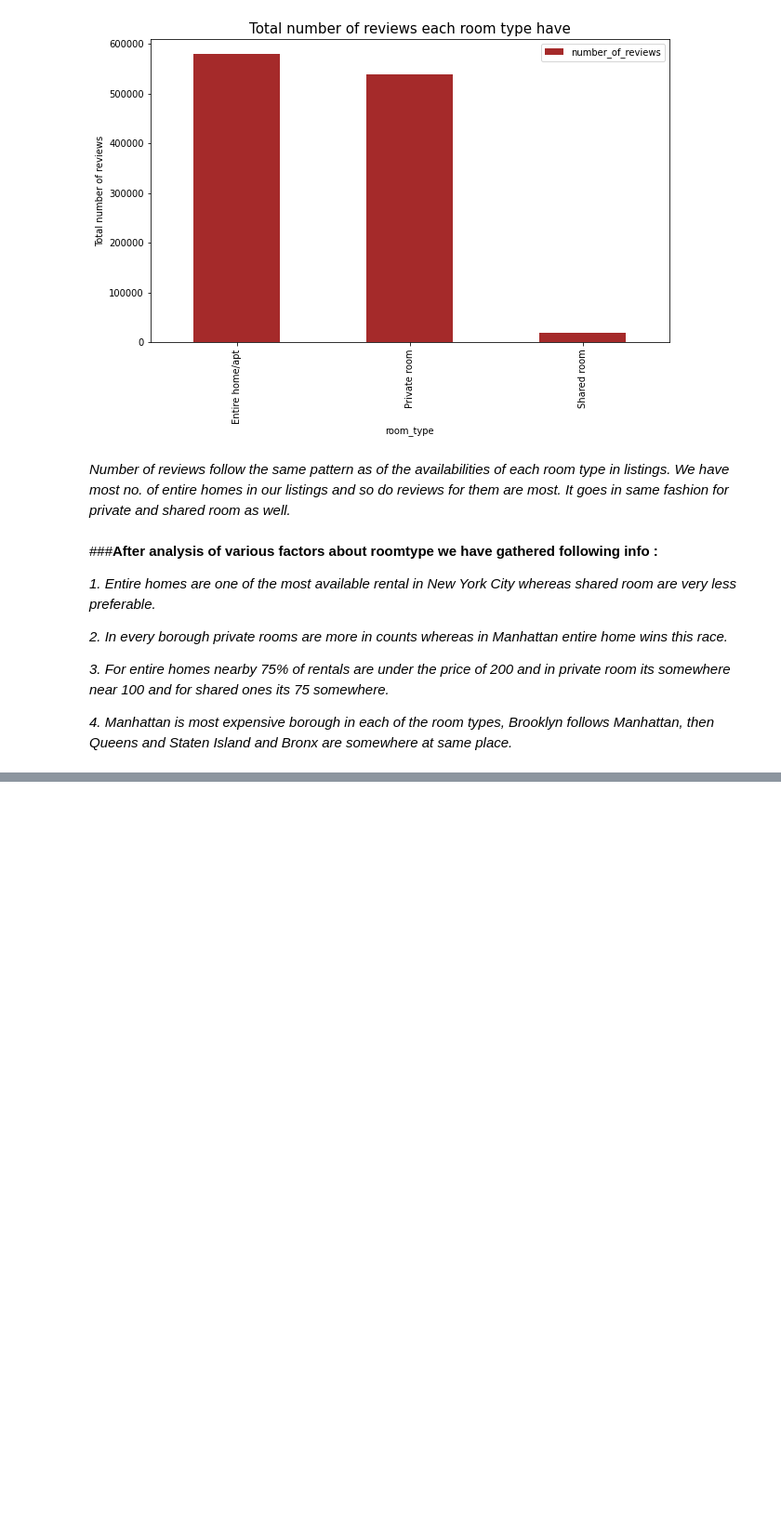
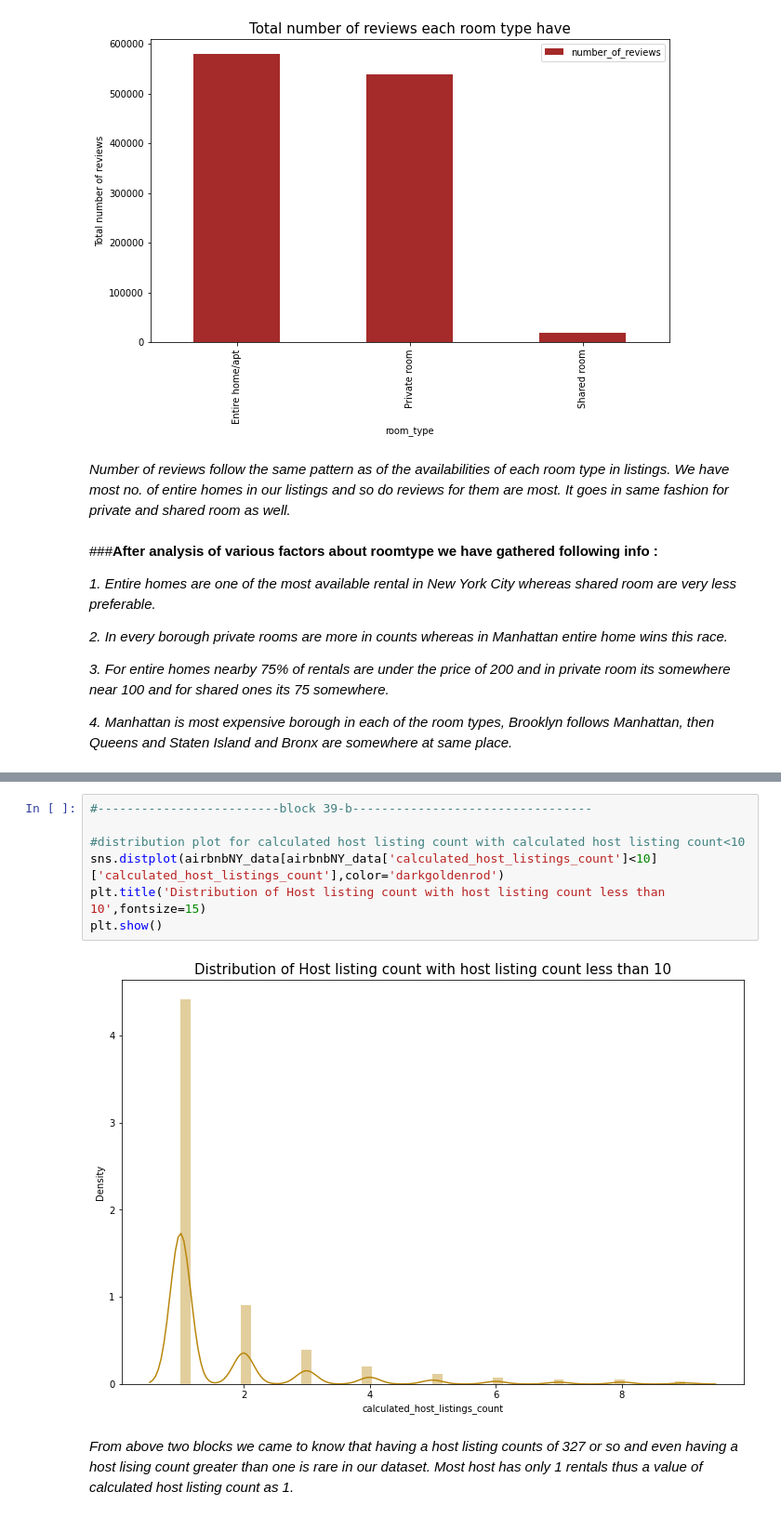
Before and after one commit to gupta4327/AirbnbNYC_2019_Analysis-1, a Jupyter notebook: Airbnb_Bookings_Analysis.ipynb, the cells around one changed output, grey strips where cells are left out. Shown: that part at 93% size. Saved outputs shown, nothing was run; the diff lists cells and outputs as text; blank space fills up the shorter version.

```diff
--- a/Airbnb_Bookings_Analysis.ipynb
+++ b/Airbnb_Bookings_Analysis.ipynb
@@ -738,0 +819,11 @@ plt.show()
+# %%
+#-------------------------block 39-b---------------------------------
+
+#distribution plot for calculated host listing count with calculated host listing count<10
+sns.distplot(airbnbNY_data[airbnbNY_data['calculated_host_listings_count']<10]['calculated_host_listings_count'],color='darkgoldenrod')
+plt.title('Distribution of Host listing count with host listing count less than 10',fontsize=15)
+plt.show()
+# %% [output]
+[figure, added]
+# %% [markdown]
+*From above two blocks we came to know that having a host listing counts of 327 or so and even having a host lising count greater than one is rare in our dataset. Most host has only 1 rentals thus a value of calculated host listing count as 1.*
```
Also changed, not shown: parts of 37 cells of this notebook.
